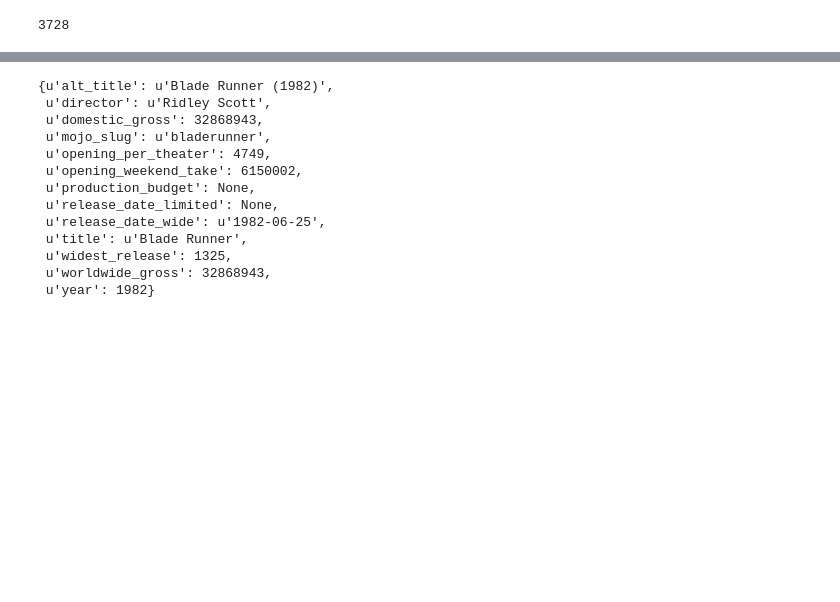
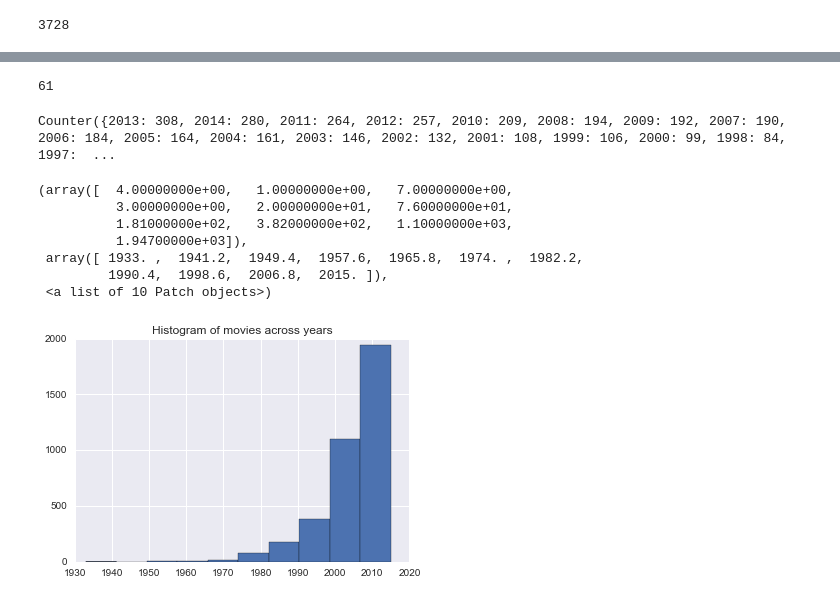
Before and after one commit to TejjeT/DataScienceProject2, a Jupyter notebook: project_1/EDA_AND_REG.ipynb, the cells around one changed output, grey strips where cells are left out. Drawn from its saved outputs; the diff is of its cells as text; code cells hidden in the pictures; blank space fills up the shorter version.

```diff
--- a/project_1/EDA_AND_REG.ipynb
+++ b/project_1/EDA_AND_REG.ipynb
@@ -4,5 +6,5 @@ import json
 # %%
-DATA_DIR = os.path.join('', '../project_1/data/boxofficemojo')DATA_DIR = os.path.join('data', 'boxofficemojo')
+DATA_DIR = os.path.join('data', 'boxofficemojo')
 # %%
 movies=[]
 movie={}
@@ -19,17 +37,32 @@ len(movies)
+# %%
+movie_years=[]
+for movie in movies:
+    movie_years.append(movie['year'])
+    cnt=collections.Counter()
+for year in movie_years:
+    cnt[year] += 1
+len(cnt.keys())
+# %% [output]
+61
 # %%
-from pprint import pprint
-pprint(movie)
+    from pprint import pprint
+    pprint(cnt)
 # %% [output]
-{u'alt_title': u'Blade Runner (1982)',
- u'director': u'Ridley Scott',
- u'domestic_gross': 32868943,
- u'mojo_slug': u'bladerunner',
- u'opening_per_theater': 4749,
- u'opening_weekend_take': 6150002,
- u'production_budget': None,
- u'release_date_limited': None,
- u'release_date_wide': u'1982-06-25',
- u'title': u'Blade Runner',
- u'widest_release': 1325,
- u'worldwide_gross': 32868943,
- u'year': 1982}
+Counter({2013: 308, 2014: 280, 2011: 264, 2012: 257, 2010: 209, 2008: 194, 2009: 192, 2007: 190, 2006: 184, 2005: 164, 2004: 161, 2003: 146, 2002: 132, 2001: 108, 1999: 106, 2000: 99, 1998: 84, 1997:  ...
+# %%
+%matplotlib inline
+import matplotlib.pyplot as plt
+import seaborn as sns
+while None in movie_years:
+    movie_years.remove(None)
+plt.title('Histogram of movies across years')
+plt.hist(movie_years)
+# %% [output]
+(array([  4.00000000e+00,   1.00000000e+00,   7.00000000e+00,
+          3.00000000e+00,   2.00000000e+01,   7.60000000e+01,
+          1.81000000e+02,   3.82000000e+02,   1.10000000e+03,
+          1.94700000e+03]),
+ array([ 1933. ,  1941.2,  1949.4,  1957.6,  1965.8,  1974. ,  1982.2,
+         1990.4,  1998.6,  2006.8,  2015. ]),
+ <a list of 10 Patch objects>)
+[figure, added]
```
Also changed, not shown: parts of 15 cells of this notebook, 1 other file.
